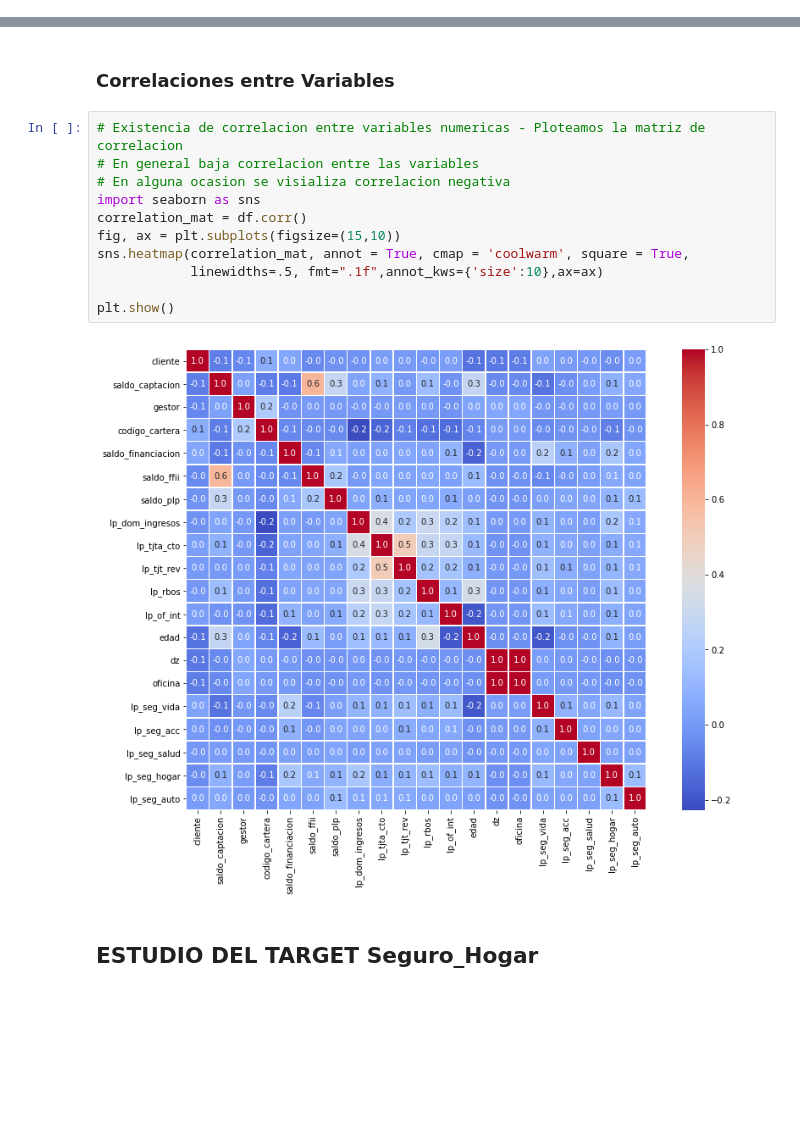
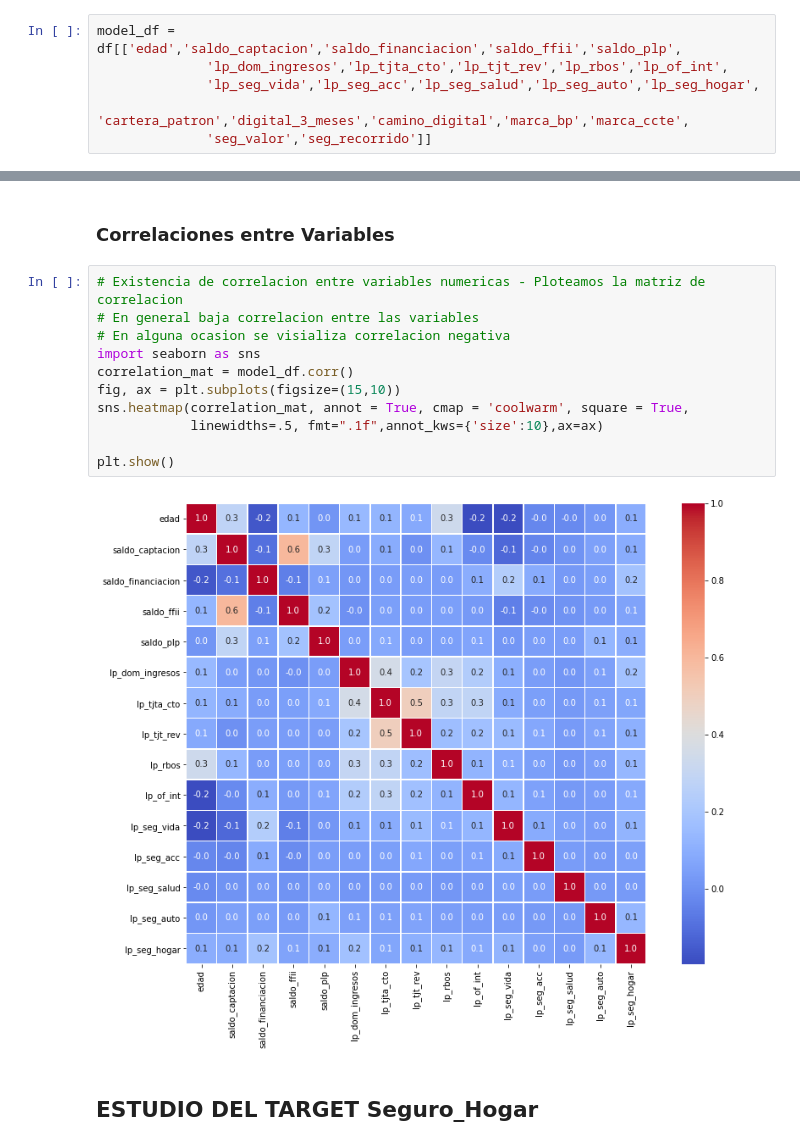
Before and after one commit to romayana/Financial-Product-Sales-Forecast-Model, a Jupyter notebook: Python Codes/Estado del Arte.ipynb, the cells around one changed output, grey strips where cells are left out. Drawn from its saved outputs; the diff is of its cells as text; blank space fills up the shorter version.

```diff
--- a/Python Codes/Estado del Arte.ipynb
+++ b/Python Codes/Estado del Arte.ipynb
@@ -400,0 +403,6 @@ Name: gestor, dtype: float64
+# %%
+model_df = df[['edad','saldo_captacion','saldo_financiacion','saldo_ffii','saldo_plp',
+              'lp_dom_ingresos','lp_tjta_cto','lp_tjt_rev','lp_rbos','lp_of_int',
+              'lp_seg_vida','lp_seg_acc','lp_seg_salud','lp_seg_auto','lp_seg_hogar',
+              'cartera_patron','digital_3_meses','camino_digital','marca_bp','marca_ccte',
+              'seg_valor','seg_recorrido']]
@@ -403,16 +420,16 @@ Name: gestor, dtype: float64
 # %%
 # Existencia de correlacion entre variables numericas - Ploteamos la matriz de correlacion
 # En general baja correlacion entre las variables
 # En alguna ocasion se visializa correlacion negativa
 import seaborn as sns
-correlation_mat = df.corr()
+correlation_mat = model_df.corr()
 fig, ax = plt.subplots(figsize=(15,10))
 sns.heatmap(correlation_mat, annot = True, cmap = 'coolwarm', square = True,
             linewidths=.5, fmt=".1f",annot_kws={'size':10},ax=ax)
 
 plt.show()
 # %% [output]
-[figure, old version]
+[figure, new version]
 # %% [markdown]
 ## __ESTUDIO DEL TARGET __Seguro_Hogar____
 # %% [markdown]
```
Also changed, not shown: parts of 5 cells of this notebook, 6 other files.
